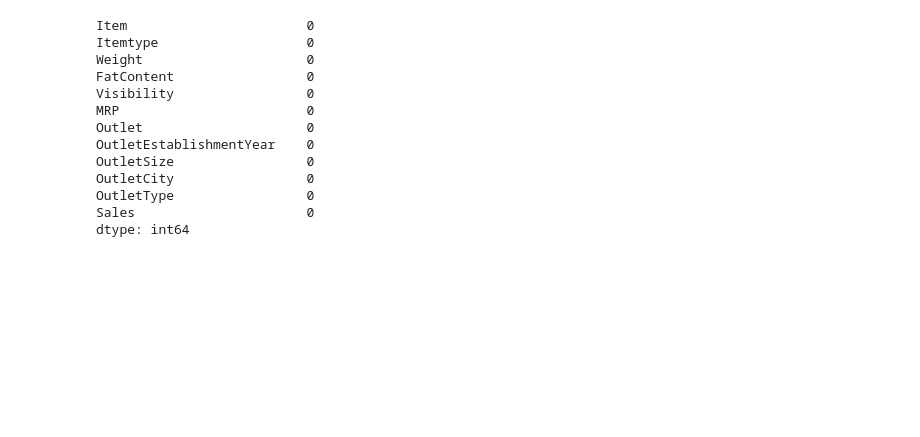
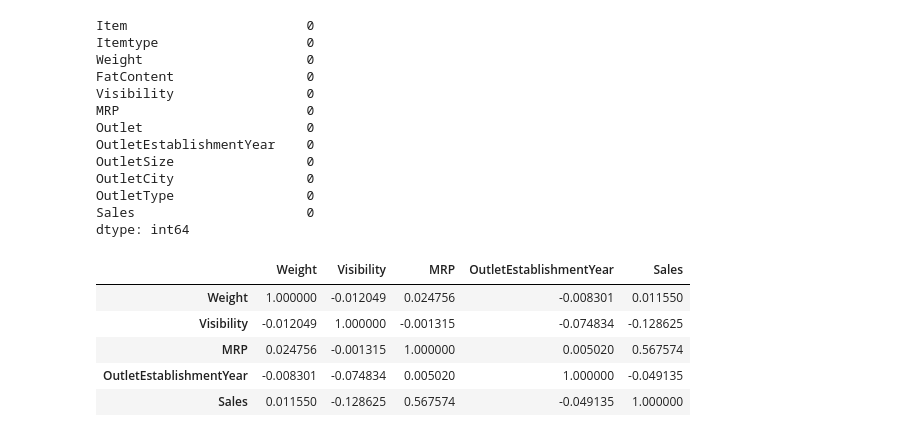
Before and after one commit to ashutoshg18/MegaStore, a Jupyter notebook: Pinnacle BootCamp Prob1.ipynb, the cells around one changed output. Saved outputs shown, nothing was run; the diff lists cells and outputs as text; code cells hidden in the pictures; blank space fills up the shorter version.

```diff
--- a/Pinnacle BootCamp Prob1.ipynb
+++ b/Pinnacle BootCamp Prob1.ipynb
@@ -99,3 +99,12 @@ OutletCity                 0
 OutletType                 0
 Sales                      0
 dtype: int64
+# %%
+raw_data.corr()
+# %% [output]
+|  | Weight | Visibility | MRP | OutletEstablishmentYear | Sales |
+| Weight | 1.000000 | -0.012049 | 0.024756 | -0.008301 | 0.011550 |
+| Visibility | -0.012049 | 1.000000 | -0.001315 | -0.074834 | -0.128625 |
+| MRP | 0.024756 | -0.001315 | 1.000000 | 0.005020 | 0.567574 |
+| OutletEstablishmentYear | -0.008301 | -0.074834 | 0.005020 | 1.000000 | -0.049135 |
+| Sales | 0.011550 | -0.128625 | 0.567574 | -0.049135 | 1.000000 |
```
Also changed, not shown: parts of 4 cells of this notebook.
